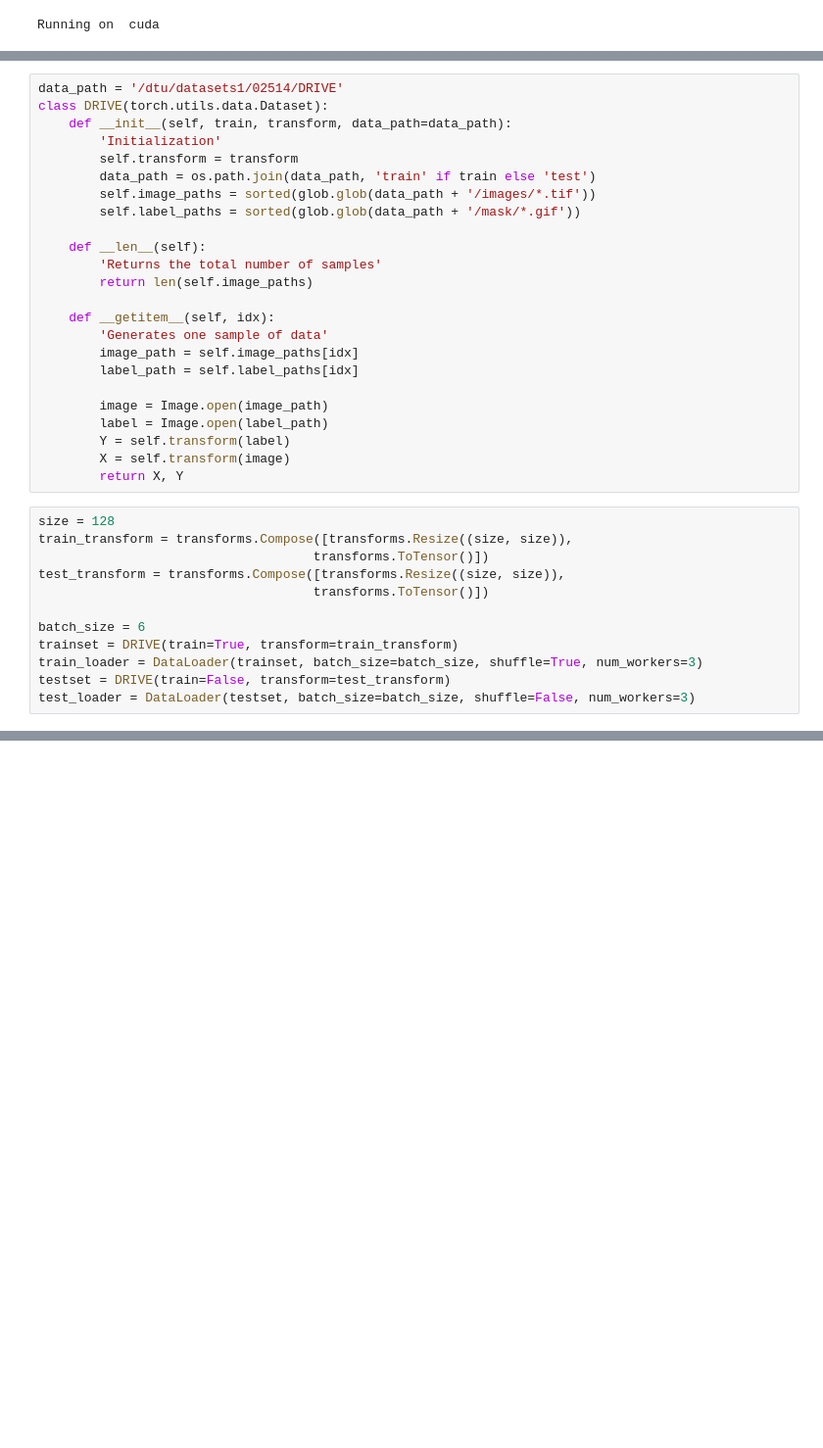
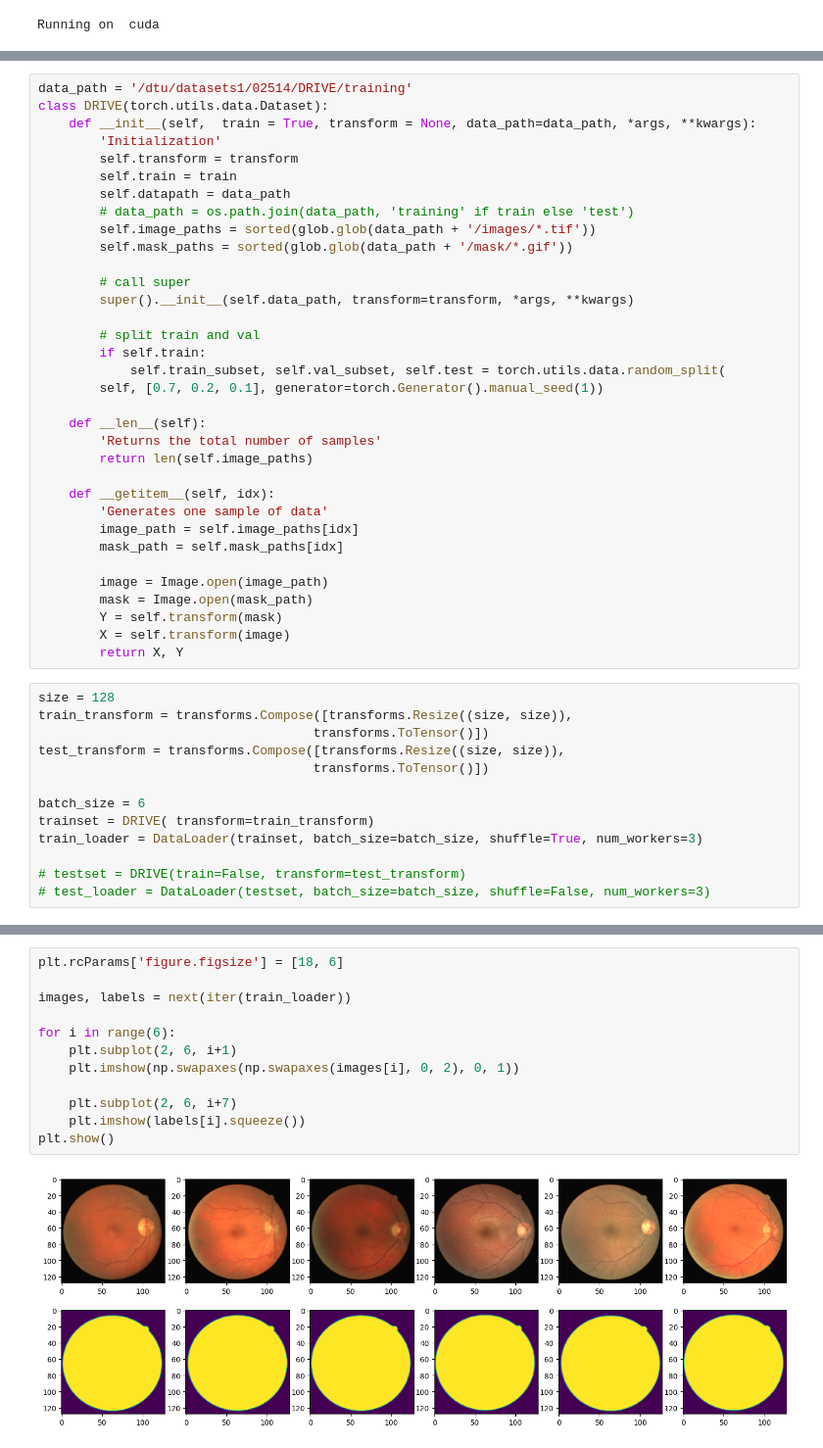
Before and after one commit to s183920/02514-Deep-Learning-In-Computer-Vision, a Jupyter notebook: kat.ipynb, the cells around one changed output, grey strips where cells are left out. Shown at 98% size. Cells and saved outputs as stored; diff of their text form; blank space fills up the shorter version.

```diff
--- a/kat.ipynb
+++ b/kat.ipynb
@@ -50,12 +80,22 @@ class PH2(torch.utils.data.Dataset):
 # %%
-data_path = '/dtu/datasets1/02514/DRIVE'
+data_path = '/dtu/datasets1/02514/DRIVE/training'
 class DRIVE(torch.utils.data.Dataset):
-    def __init__(self, train, transform, data_path=data_path):
+    def __init__(self,  train = True, transform = None, data_path=data_path, *args, **kwargs):
         'Initialization'
         self.transform = transform
-        data_path = os.path.join(data_path, 'train' if train else 'test')
+        self.train = train
+        self.datapath = data_path
+        # data_path = os.path.join(data_path, 'training' if train else 'test')
         self.image_paths = sorted(glob.glob(data_path + '/images/*.tif'))
-        self.label_paths = sorted(glob.glob(data_path + '/mask/*.gif'))
+        self.mask_paths = sorted(glob.glob(data_path + '/mask/*.gif'))
+
+        # call super
+        super().__init__(self.data_path, transform=transform, *args, **kwargs)
+
+        # split train and val
+        if self.train:
+            self.train_subset, self.val_subset, self.test = torch.utils.data.random_split(
+        self, [0.7, 0.2, 0.1], generator=torch.Generator().manual_seed(1))
 
     def __len__(self):
         'Returns the total number of samples'
@@ -64,11 +104,11 @@ class DRIVE(torch.utils.data.Dataset):
     def __getitem__(self, idx):
         'Generates one sample of data'
         image_path = self.image_paths[idx]
-        label_path = self.label_paths[idx]
+        mask_path = self.mask_paths[idx]
 
         image = Image.open(image_path)
-        label = Image.open(label_path)
-        Y = self.transform(label)
+        mask = Image.open(mask_path)
+        Y = self.transform(mask)
         X = self.transform(image)
         return X, Y
 # %%
@@ -79,8 +119,9 @@ test_transform = transforms.Compose([transforms.Resize((size, size)),
                                     transforms.ToTensor()])
 
 batch_size = 6
-trainset = DRIVE(train=True, transform=train_transform)
+trainset = DRIVE( transform=train_transform)
 train_loader = DataLoader(trainset, batch_size=batch_size, shuffle=True, num_workers=3)
-testset = DRIVE(train=False, transform=test_transform)
-test_loader = DataLoader(testset, batch_size=batch_size, shuffle=False, num_workers=3)
+
+# testset = DRIVE(train=False, transform=test_transform)
+# test_loader = DataLoader(testset, batch_size=batch_size, shuffle=False, num_workers=3)
 # %% [output]
@@ -93,0 +134,14 @@ Loaded 500 test images
+# %%
+plt.rcParams['figure.figsize'] = [18, 6]
+
+images, labels = next(iter(train_loader))
+
+for i in range(6):
+    plt.subplot(2, 6, i+1)
+    plt.imshow(np.swapaxes(np.swapaxes(images[i], 0, 2), 0, 1))
+
+    plt.subplot(2, 6, i+7)
+    plt.imshow(labels[i].squeeze())
+plt.show()
+# %% [output]
+[figure, added]
```
Also changed, not shown: parts of 7 cells of this notebook, 2 other files.
